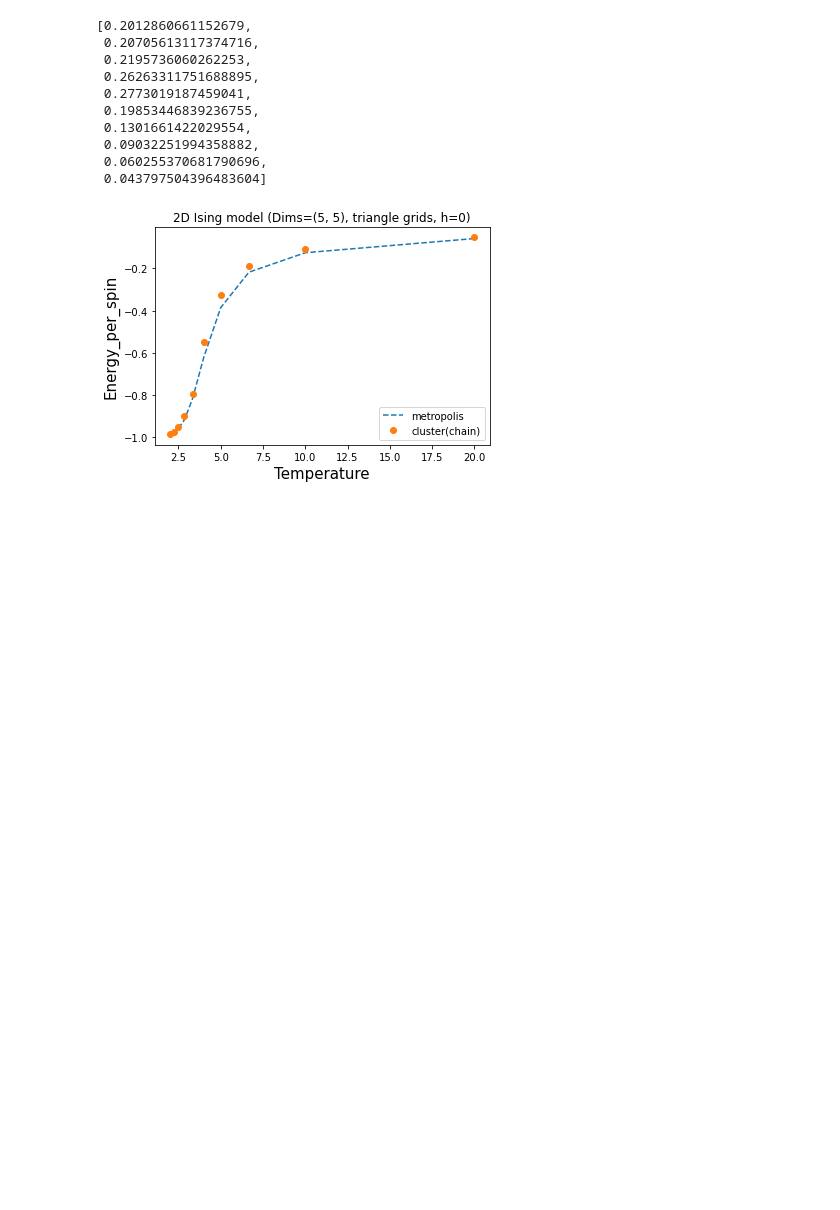
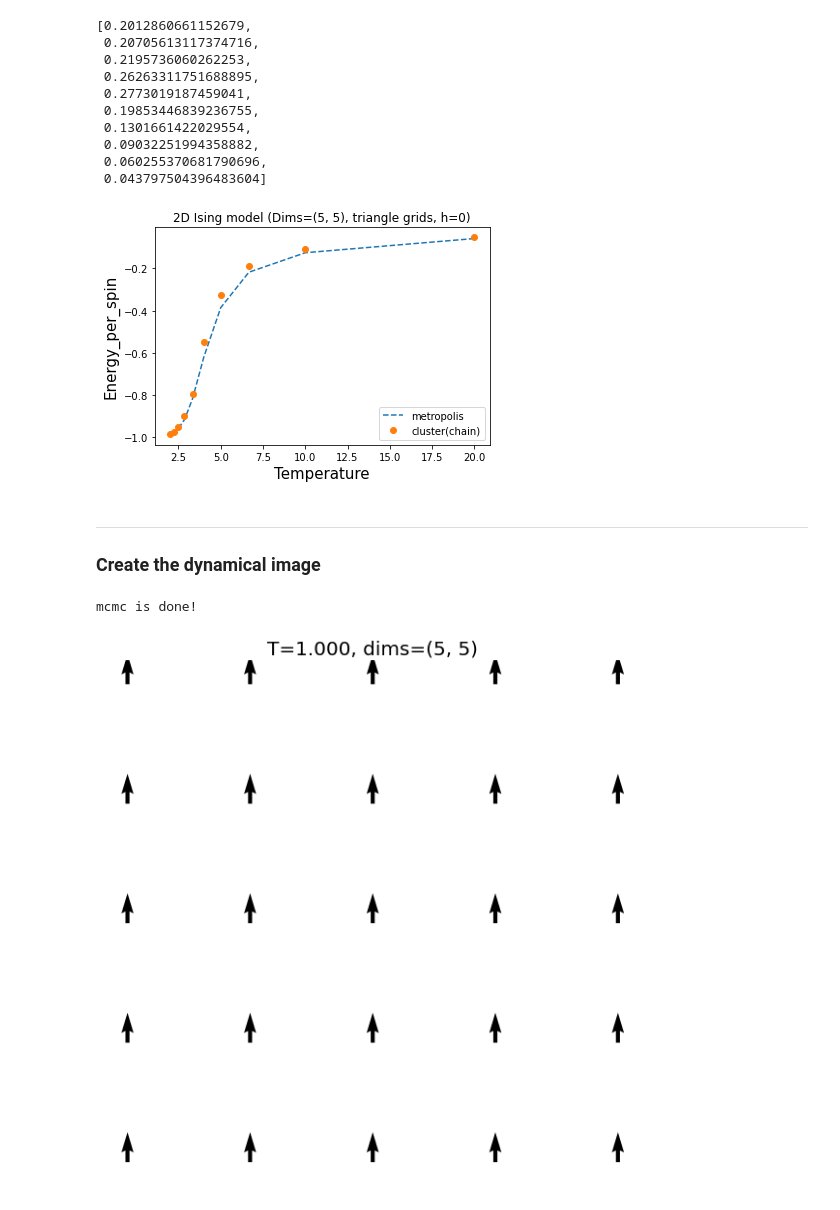
Before and after one commit to karlschwarz/Monte_Carlo_on_Statistical_Physics, a Jupyter notebook: ising_2d_metropolis.ipynb, the cells around one changed output. Saved outputs shown, nothing was run; the diff lists cells and outputs as text; code cells hidden in the pictures; blank space fills up the shorter version.

Commit message:
dynamic visualiztion function is updated.

```diff
--- a/ising_2d_metropolis.ipynb
+++ b/ising_2d_metropolis.ipynb
@@ -68,17 +68,17 @@ class ISING_2D:
         else:
             return spins_list
 
-    def spin_viz_dynamic(self, spins_list, file_name, figsize=(10, 3)):
+    def spin_viz_dynamic(self, spins_list, file_name, figsize=(10, 10)):
         fig = plt.figure(figsize=figsize)
-        x, y = np.meshgrid(np.arange(0, self.length), 0)
-        u = np.cos(spins_list[0])
-        v = np.sin(spins_list[0])
-        q = plt.quiver(x, y, u, v, scale=20, width=0.01, headlength=3, headwidth=2, headaxislength=3, minshaft=3)
+        x, y = np.meshgrid(np.arange(0, self.dims[0]), np.arange(0, self.dims[1]))
+        u = np.cos(spins_list[0]*np.pi/2)
+        v = np.sin(spins_list[0]*np.pi/2)
+        q = plt.quiver(x, y, u, v)
         plt.axis('off')
-        plt.title('T={:.3f}, spins={}'.format(1/self.beta, self.length), fontsize=20)
+        plt.title(f'T={1/self.beta:.3f}, dims={self.dims}', fontsize=20)
         def update_quiver(num, q):
-            u = np.cos(spins_list[num+1])
-            v = np.sin(spins_list[num+1])
+            u = np.cos(spins_list[num+1]*np.pi/2)
+            v = np.sin(spins_list[num+1]*np.pi/2)
             q.set_UVC(u, v)
             return q
         frames = len(spins_list) - 1
@@ -298,3 +298,20 @@ plt.title('2D Ising model (Dims=(5, 5), triangle grids, h=0)')
 plt.savefig('./2d_ising_cluster_chain.pdf', dpi=100)
 # %% [output]
 [figure]
+# %% [markdown]
+---
+### Create the dynamical image
+# %%
+# initialize the 1d xy model
+dims = (5, 5)
+ising_2d = ISING_2D(dims=dims, beta=1, j=1, h=0, delta=1)
+# %%
+# burning-in stage
+spins_list = ising_2d.mcmc(300, store_period=1, show_energy=False)
+print('mcmc is done!')
+# %% [output]
+mcmc is done!
+# %%
+ising_2d.spin_viz_dynamic(spins_list, file_name='./2d_ising_metropolis.gif')
+# %% [output]
+[figure, added]
```
